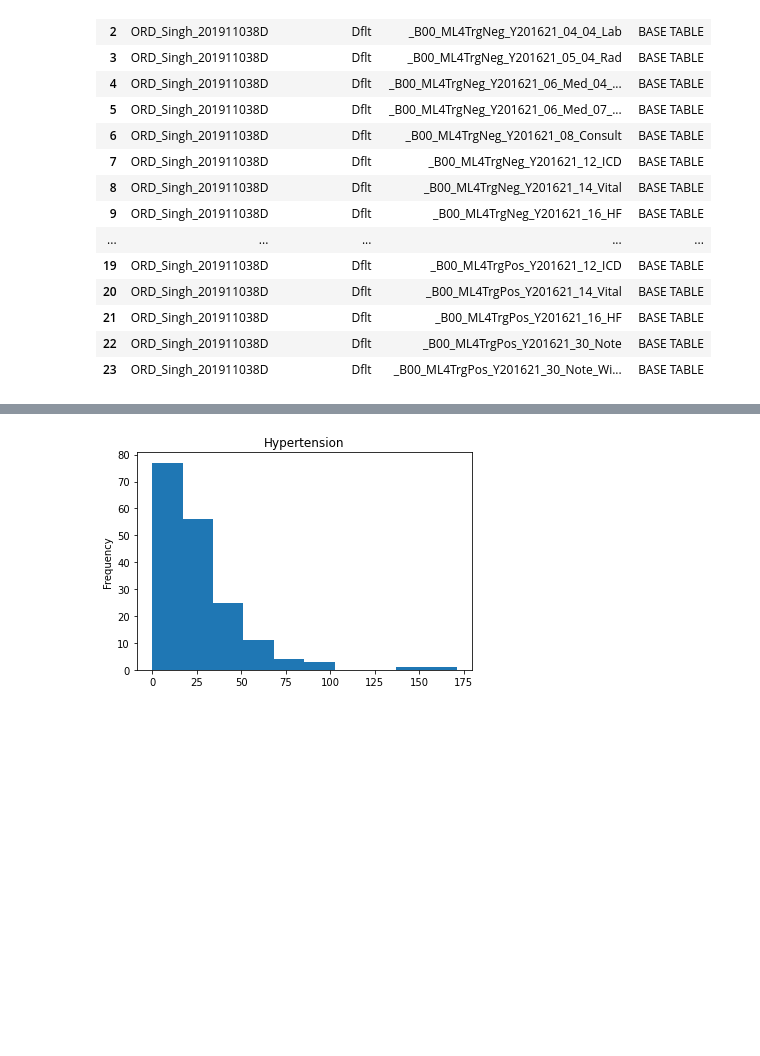
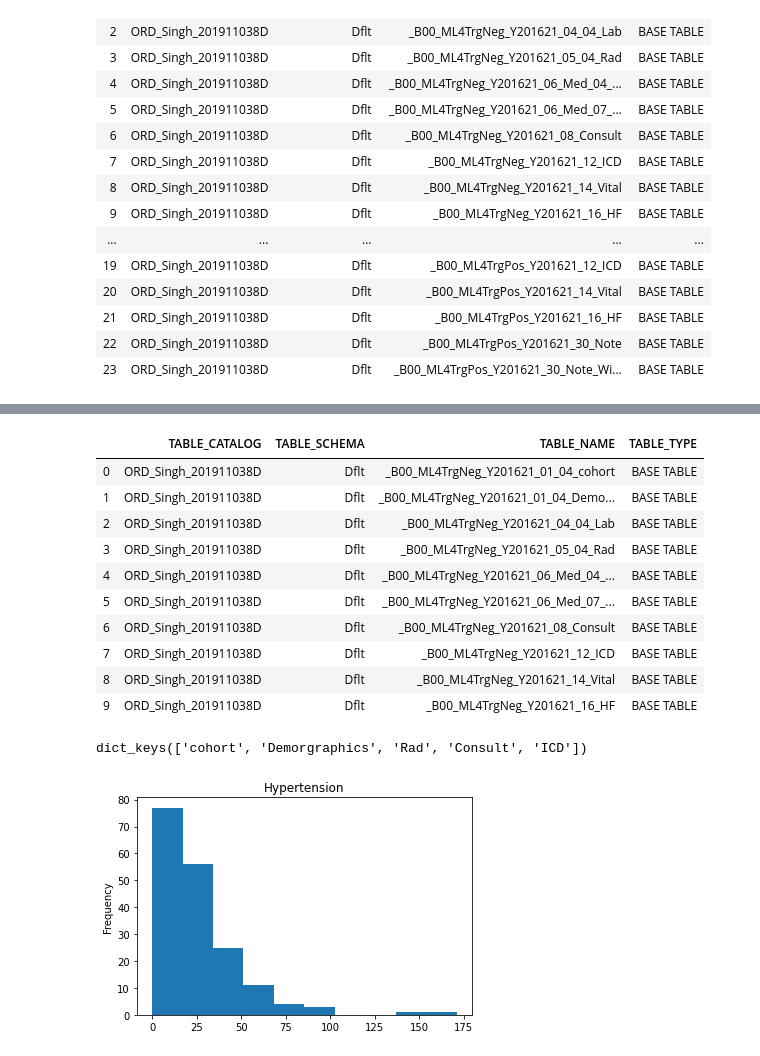
Before and after one commit to zimolzak/ml-detect-diagnostic-safety, a Jupyter notebook: Maxxxx/B00/DizzinessAnalysis.ipynb, the cells around one changed output, grey strips where cells are left out. Cells and saved outputs as stored; diff of their text form; code cells hidden in the pictures; blank space fills up the shorter version.

```diff
--- a/Maxxxx/B00/DizzinessAnalysis.ipynb
+++ b/Maxxxx/B00/DizzinessAnalysis.ipynb
@@ -58,0 +146,18 @@ info_df
+# %%
+neg_dataset = util.extractDataset("B00_ML4TrgNeg_", {"Lab",
+                                                     "RxOutpat",
+                                                     "NonVAMed",
+                                                     "WithRole", "AllMed", "Vital", "HF", "DispensedDrug"})
+# %% [output]
+|  | TABLE_CATALOG | TABLE_SCHEMA | TABLE_NAME | TABLE_TYPE |
+| 0 | ORD_Singh_201911038D | Dflt | _B00_ML4TrgNeg_Y201621_01_04_cohort | BASE TABLE |
+| 1 | ORD_Singh_201911038D | Dflt | _B00_ML4TrgNeg_Y201621_01_04_Demo... | BASE TABLE |
+| 2 | ORD_Singh_201911038D | Dflt | _B00_ML4TrgNeg_Y201621_04_04_Lab | BASE TABLE |
+| 3 | ORD_Singh_201911038D | Dflt | _B00_ML4TrgNeg_Y201621_05_04_Rad | BASE TABLE |
+| 4 | ORD_Singh_201911038D | Dflt | _B00_ML4TrgNeg_Y201621_06_Med_04_... | BASE TABLE |
+| 5 | ORD_Singh_201911038D | Dflt | _B00_ML4TrgNeg_Y201621_06_Med_07_... | BASE TABLE |
+| 6 | ORD_Singh_201911038D | Dflt | _B00_ML4TrgNeg_Y201621_08_Consult | BASE TABLE |
+| 7 | ORD_Singh_201911038D | Dflt | _B00_ML4TrgNeg_Y201621_12_ICD | BASE TABLE |
+| 8 | ORD_Singh_201911038D | Dflt | _B00_ML4TrgNeg_Y201621_14_Vital | BASE TABLE |
+| 9 | ORD_Singh_201911038D | Dflt | _B00_ML4TrgNeg_Y201621_16_HF | BASE TABLE |
+dict_keys(['cohort', 'Demorgraphics', 'Rad', 'Consult', 'ICD'])
```
Also changed, not shown: parts of 37 cells of this notebook.
